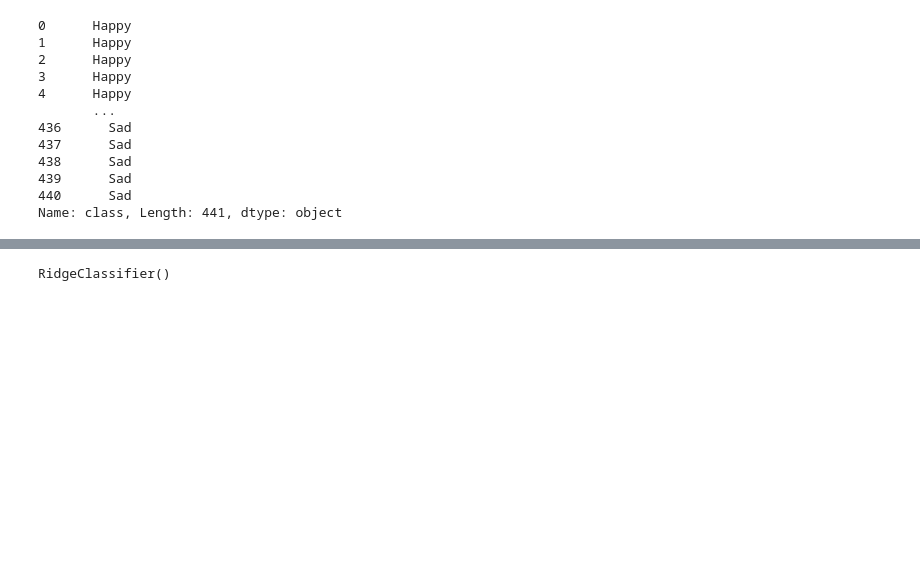
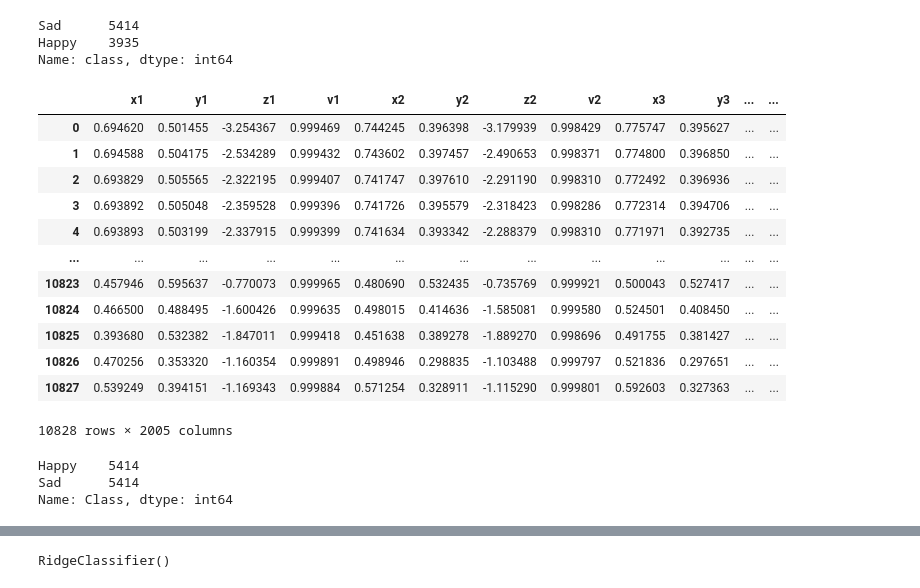
Before and after one commit to ayyucedemirbas/tf_decision_forests_emotion_classification, a Jupyter notebook: train.ipynb, the cells around one changed output, grey strips where cells are left out. Drawn from its saved outputs; the diff is of its cells as text; code cells hidden in the pictures; blank space fills up the shorter version.

```diff
--- a/train.ipynb
+++ b/train.ipynb
@@ -10,6 +10,4 @@ from sklearn.ensemble import RandomForestClassifier, GradientBoostingClassifier
 from sklearn.metrics import accuracy_score # Accuracy metrics
 import pickle
 # %%
-df = pd.read_csv('emotion.csv')
+df = pd.read_csv('/content/drive/MyDrive/emotion_ds/out.csv')
-# %%
-df=df.dropna(axis='columns')
@@ -15,0 +28,52 @@ df=df.dropna(axis='columns')
+# %%
+df['class'].value_counts()
+# %% [output]
+Sad      5414
+Happy    3935
+Name: class, dtype: int64
+# %%
+df.rename(columns={'class': 'Class'},
+          inplace=True, errors='raise')
+# %%
+import pandas as pd
+import matplotlib.pyplot as plt
+
+from imblearn.over_sampling import SMOTE
+
+# for reproducibility purposes
+seed = 100
+# SMOTE number of neighbors
+k = 8
+
+#df = pd.read_csv('diabetes.csv', encoding='utf-8', engine='python')
+# make a new df made of all the columns, except the target class
+X = df.loc[:, df.columns != 'Class']
+y = df.Class
+sm = SMOTE(sampling_strategy='auto', k_neighbors=k, random_state=seed)
+X_res, y_res = sm.fit_resample(X, y)
+
+
+
+df_balance = pd.concat([pd.DataFrame(X_res), pd.DataFrame(y_res)], axis=1)
+# %%
+df_balance
+# %% [output]
+|  | x1 | y1 | z1 | v1 | x2 | y2 | z2 | v2 | x3 | y3 | ... | ... |
+| 0 | 0.694620 | 0.501455 | -3.254367 | 0.999469 | 0.744245 | 0.396398 | -3.179939 | 0.998429 | 0.775747 | 0.395627 | ... | ... |
+| 1 | 0.694588 | 0.504175 | -2.534289 | 0.999432 | 0.743602 | 0.397457 | -2.490653 | 0.998371 | 0.774800 | 0.396850 | ... | ... |
+| 2 | 0.693829 | 0.505565 | -2.322195 | 0.999407 | 0.741747 | 0.397610 | -2.291190 | 0.998310 | 0.772492 | 0.396936 | ... | ... |
+| 3 | 0.693892 | 0.505048 | -2.359528 | 0.999396 | 0.741726 | 0.395579 | -2.318423 | 0.998286 | 0.772314 | 0.394706 | ... | ... |
+| 4 | 0.693893 | 0.503199 | -2.337915 | 0.999399 | 0.741634 | 0.393342 | -2.288379 | 0.998310 | 0.771971 | 0.392735 | ... | ... |
+| ... | ... | ... | ... | ... | ... | ... | ... | ... | ... | ... | ... | ... |
+| 10823 | 0.457946 | 0.595637 | -0.770073 | 0.999965 | 0.480690 | 0.532435 | -0.735769 | 0.999921 | 0.500043 | 0.527417 | ... | ... |
+| 10824 | 0.466500 | 0.488495 | -1.600426 | 0.999635 | 0.498015 | 0.414636 | -1.585081 | 0.999580 | 0.524501 | 0.408450 | ... | ... |
+| 10825 | 0.393680 | 0.532382 | -1.847011 | 0.999418 | 0.451638 | 0.389278 | -1.889270 | 0.998696 | 0.491755 | 0.381427 | ... | ... |
+| 10826 | 0.470256 | 0.353320 | -1.160354 | 0.999891 | 0.498946 | 0.298835 | -1.103488 | 0.999797 | 0.521836 | 0.297651 | ... | ... |
+| 10827 | 0.539249 | 0.394151 | -1.169343 | 0.999884 | 0.571254 | 0.328911 | -1.115290 | 0.999801 | 0.592603 | 0.327363 | ... | ... |
+10828 rows × 2005 columns
+# %%
+df_balance['Class'].value_counts()
+# %% [output]
+Happy    5414
+Sad      5414
+Name: Class, dtype: int64
@@ -19,15 +84,0 @@ y = df['class'] # target value
-# %%
-y
-# %% [output]
-0      Happy
-1      Happy
-2      Happy
-3      Happy
-4      Happy
-       ...
-436      Sad
-437      Sad
-438      Sad
-439      Sad
-440      Sad
-Name: class, Length: 441, dtype: object
```
Also changed, not shown: parts of 18 cells of this notebook.
